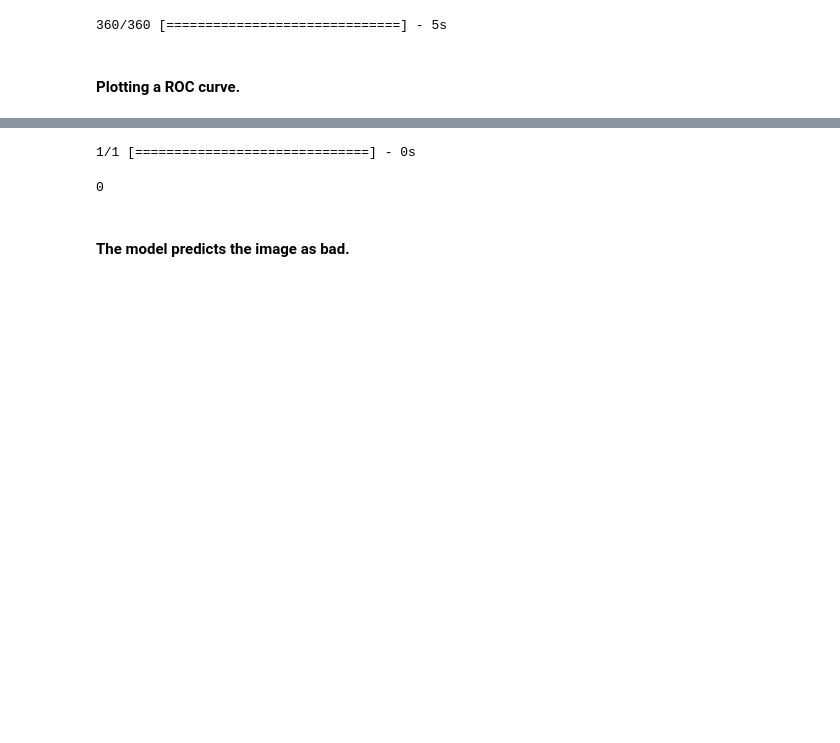
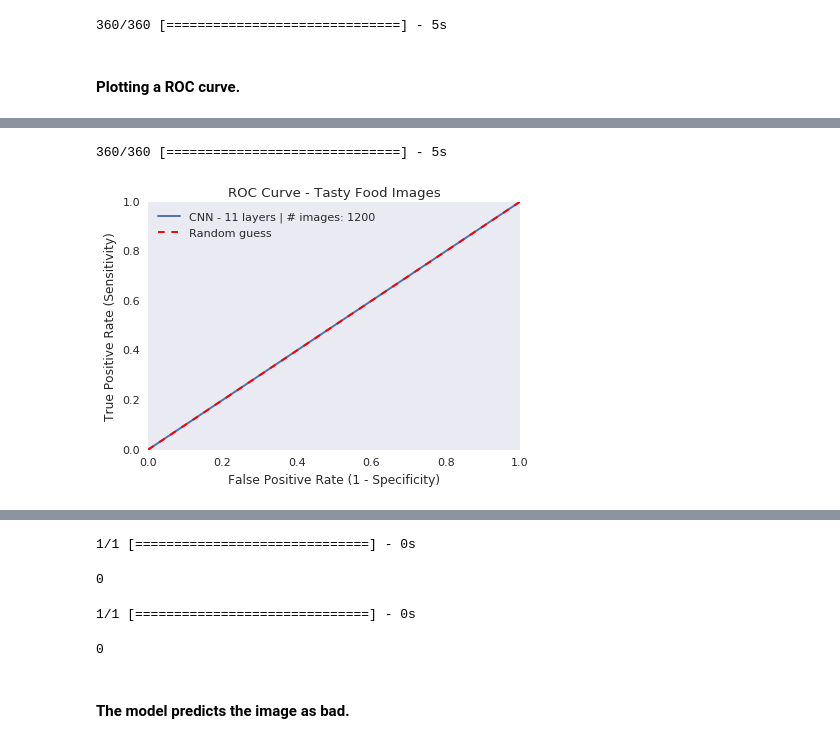
Before and after one commit to carlespoles/DSCI6051-student, a Jupyter notebook: tasty-images-baseline-CNN-model.ipynb, the cells around one changed output, grey strips where cells are left out. Cells and saved outputs as stored; diff of their text form; code cells hidden in the pictures; blank space fills up the shorter version.

```diff
--- a/tasty-images-baseline-CNN-model.ipynb
+++ b/tasty-images-baseline-CNN-model.ipynb
@@ -141,0 +156,4 @@ dl_functions.plot_roc(y_test, predictions_probability[:,1], "CNN - " + str(len(m
+# %%
+model_2 = dl_functions.cnn_model_baseline(IMG_SIZE)
+# %%
+model_2.compile(loss='categorical_crossentropy', optimizer='rmsprop', metrics=['accuracy'])
@@ -141,0 +180,2 @@ dl_functions.plot_roc(y_test, predictions_probability[:,1], "CNN - " + str(len(m
+# %%
+model_2.fit(X_train, y_train_sparse, batch_size=128, epochs=20, verbose=1, validation_split=0.3)
@@ -142,3 +219,11 @@ dl_functions.plot_roc(y_test, predictions_probability[:,1], "CNN - " + str(len(m
+# %%
+predictions_probability_2 = model_2.predict_proba(X_test)
+# %% [output]
+360/360 [==============================] - 5s
+# %%
+dl_functions.plot_roc(y_test, predictions_probability_2[:,1], "CNN - " + str(len(model_2.layers)) + " layers | # images: " + str(len(X)), "Tasty Food Images")
+# %% [output]
+[figure, added]
 # %% [markdown]
 ### Prediction using an image of Donald Trump.
 <img src='images/trump_1.jpg' />
@@ -149,5 +234,5 @@ trump_exp = np.expand_dims(trump, axis=0)
-# %%
-trump_prediction = model.predict_classes(trump_exp)
-# %% [output]
-1/1 [==============================] - 0s
+# %%
+trump_prediction_1 = model_1.predict_classes(trump_exp_1)
+# %% [output]
+1/1 [==============================] - 0s
 # %%
@@ -157,3 +246,11 @@ trump_prediction[0]
+# %%
+trump_prediction_2 = model_2.predict_classes(trump_exp_2)
+# %% [output]
+1/1 [==============================] - 0s
+# %%
+trump_prediction_2[0]
+# %% [output]
+0
 # %% [markdown]
 #### The model predicts the image as bad.
 # %%
```
Also changed, not shown: parts of 32 cells of this notebook, 1 other file.
